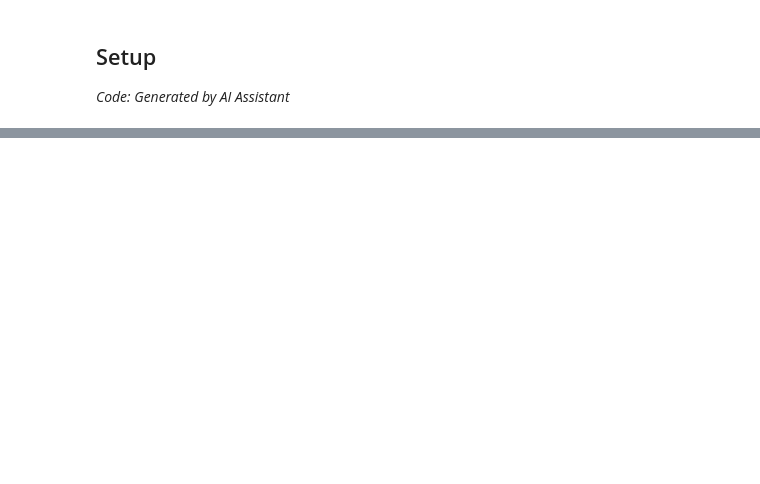
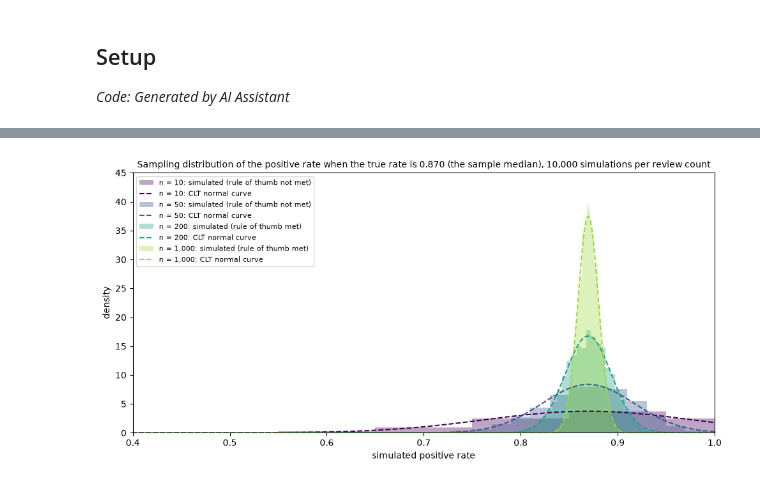
Before and after one commit to SinYang13/IS630, a Jupyter notebook: notebooks/06_aq5_review_reliability.ipynb, the cells around one changed output, grey strips where cells are left out. Cells and saved outputs as stored; diff of their text form; code cells hidden in the pictures; blank space fills up the shorter version.

```diff
--- a/notebooks/06_aq5_review_reliability.ipynb
+++ b/notebooks/06_aq5_review_reliability.ipynb
@@ -551,0 +156,31 @@ tables : ['06_aq5_bayes_summary.csv', '06_aq5_posterior_predictive.csv', '06_aq5
+# %%
+P_MEDIAN = float(games["raw_rate"].median())
+SIM_N = [10, 50, 200, 1000]
+DRAWS = 10_000
+
+fig, ax = plt.subplots(figsize=(10, 5))
+x = np.linspace(0, 1, 1001)
+clt_rows = []
+for n, colour in zip(SIM_N, plt.cm.viridis(np.linspace(0, 0.85, len(SIM_N)))):
+    p_hat = rng.binomial(n, P_MEDIAN, DRAWS) / n
+    se = np.sqrt(P_MEDIAN * (1 - P_MEDIAN) / n)
+    ok = n * P_MEDIAN >= 10 and n * (1 - P_MEDIAN) >= 10
+    bins = np.arange(-0.5, n + 1.5) / n   # one bin per possible rate k/n
+    ax.hist(p_hat, bins=bins, density=True, histtype="stepfilled", color=colour, alpha=0.35,
+            label=f"n = {n:,}: simulated (rule of thumb {'met' if ok else 'not met'})")
+    ax.plot(x, stats.norm.pdf(x, P_MEDIAN, se), color=colour, linewidth=1.5, linestyle="--", label=f"n = {n:,}: CLT normal curve")
+    clt_rows.append({"reviews": n, "clt_standard_error": se, "simulated_sd": p_hat.std(), "simulated_skew": stats.skew(p_hat),
+                     "normal_curve_share_above_1": 1 - stats.norm.cdf(1, P_MEDIAN, se), "rule_of_thumb_met": ok})
+ax.set_xlim(0.4, 1); ax.set_ylim(0, 45)
+ax.set_xlabel("simulated positive rate"); ax.set_ylabel("density")
+ax.set_title(f"Sampling distribution of the positive rate when the true rate is {P_MEDIAN:.3f} (the sample median), "
+             f"{DRAWS:,} simulations per review count", fontsize=10)
+ax.legend(fontsize=8, loc="upper left")
+plt.tight_layout()
+save_fig(fig, "06_aq5_clt_sampling_distribution")
+plt.show()
+clt = pd.DataFrame(clt_rows).set_index("reviews")
+clt.to_csv(config.TABLES / "06_aq5_clt_check.csv")
+clt.round(4)
+# %% [output]
+[figure, added]
```
Also changed, not shown: parts of 64 cells of this notebook, 30 other files.
